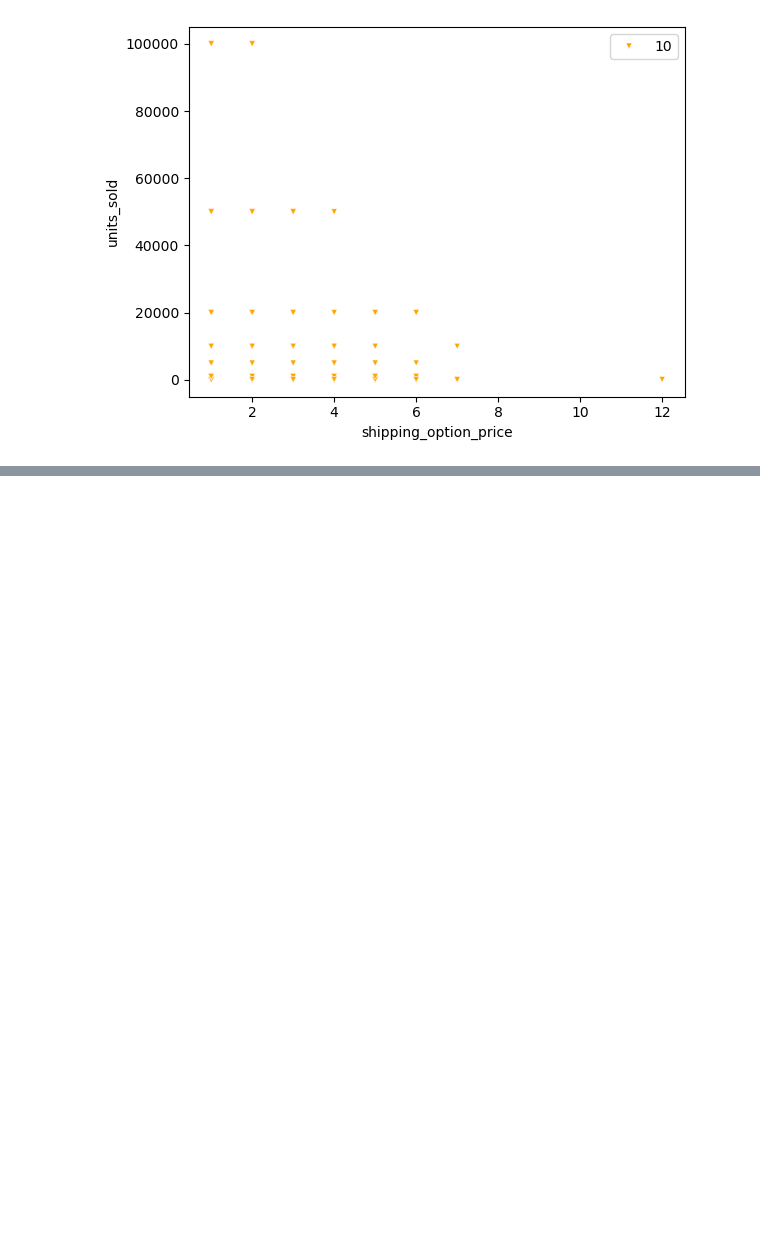
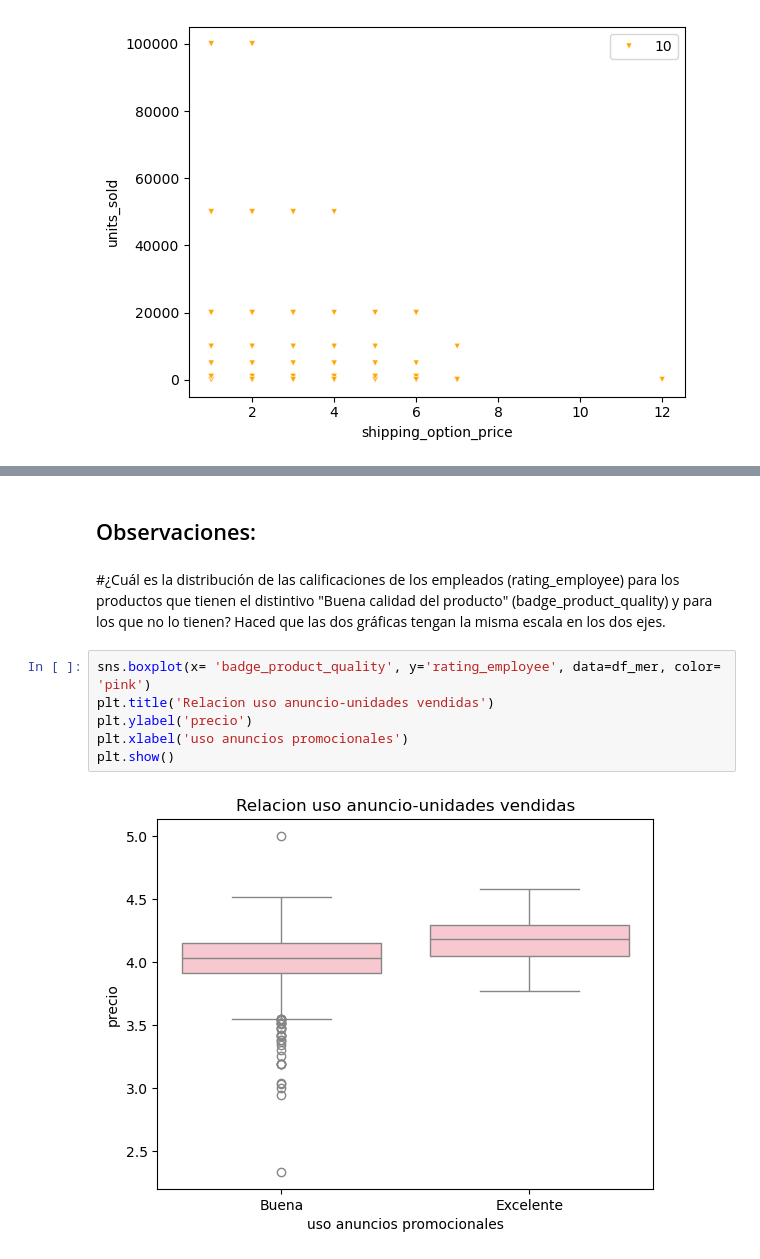
Before and after one commit to AlmuSF/Adalab-repositorio_pair_modulo3, a Jupyter notebook: Pair7_visualizacion.ipynb, the cells around one changed output, grey strips where cells are left out. Drawn from its saved outputs; the diff is of its cells as text; blank space fills up the shorter version.

```diff
--- a/Pair7_visualizacion.ipynb
+++ b/Pair7_visualizacion.ipynb
@@ -253,0 +265,13 @@ KeyError: 'shipping_option_prices_sold'
+# %% [markdown]
+Observaciones:
+-
+# %% [markdown]
+#¿Cuál es la distribución de las calificaciones de los empleados (rating_employee) para los productos que tienen el distintivo "Buena calidad del producto" (badge_product_quality) y para los que no lo tienen? Haced que las dos gráficas tengan la misma escala en los dos ejes.
+# %%
+sns.boxplot(x= 'badge_product_quality', y='rating_employee', data=df_mer, color= 'pink')
+plt.title('Relacion uso anuncio-unidades vendidas')
+plt.ylabel('precio')
+plt.xlabel('uso anuncios promocionales')
+plt.show()
+# %% [output]
+[figure, added]
```
Also changed, not shown: parts of 7 cells of this notebook.
